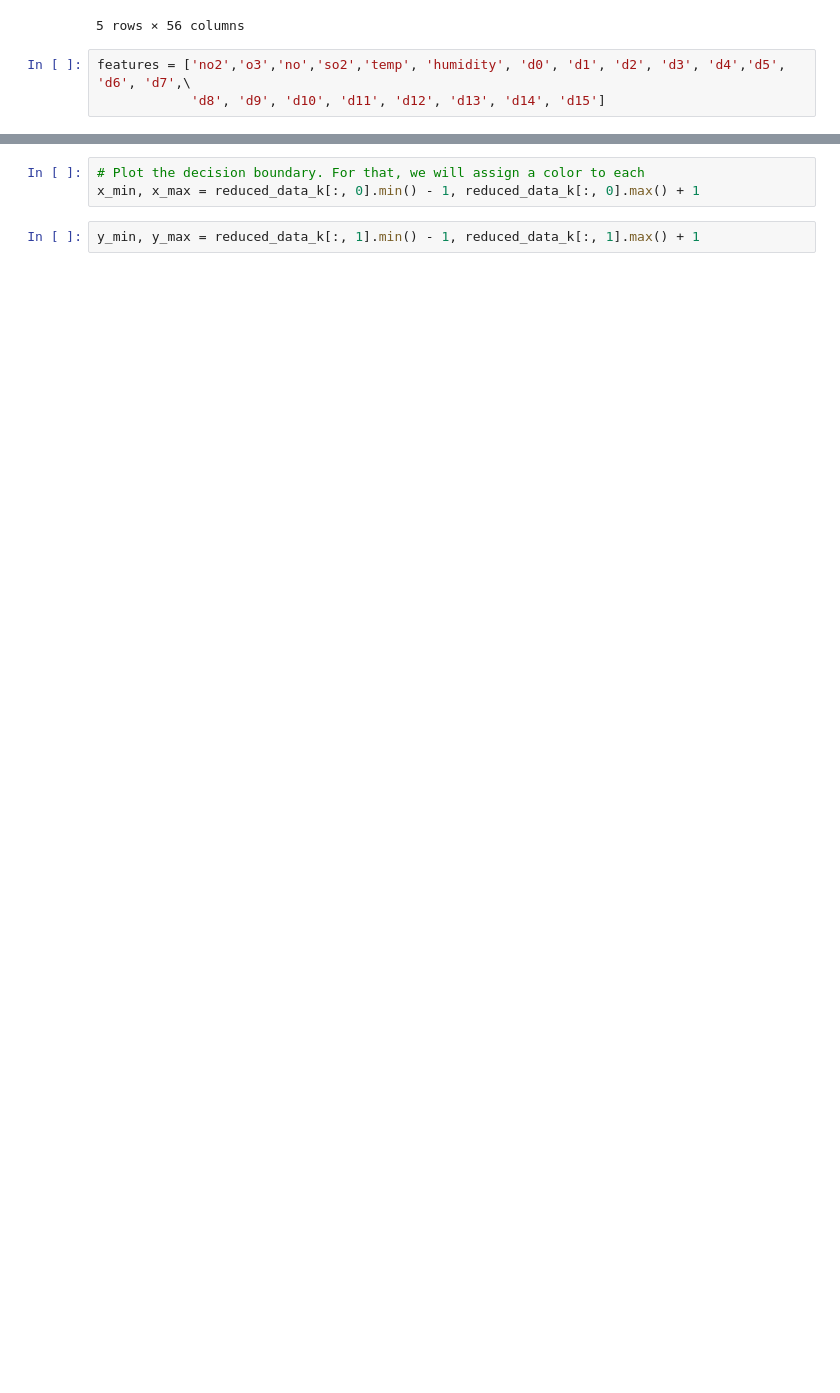
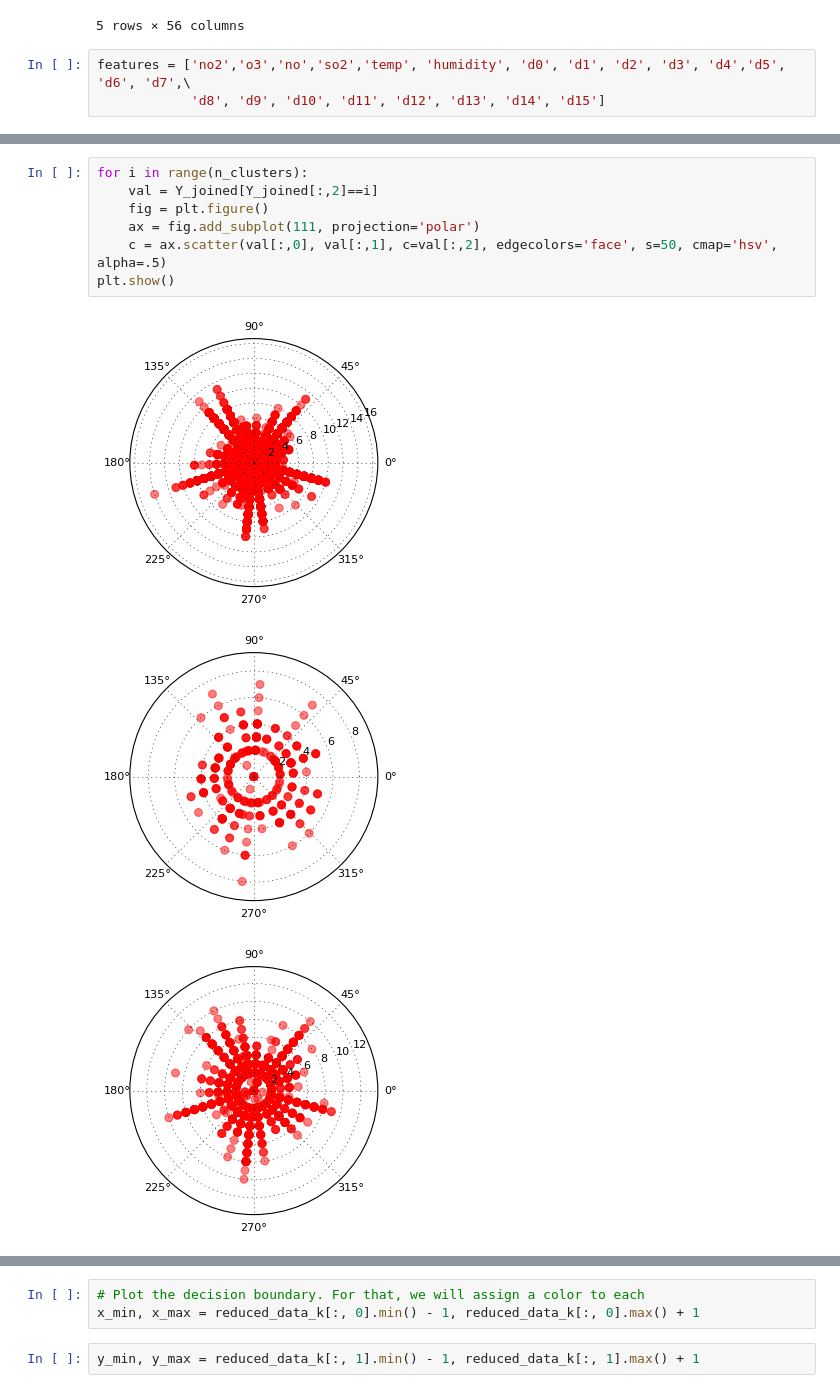
Before and after one commit to guiguiguiguigui/ml_air_quality, a Jupyter notebook: PCA.ipynb, the cells around one changed output, grey strips where cells are left out. Cells and saved outputs as stored; diff of their text form; blank space fills up the shorter version.

```diff
--- a/PCA.ipynb
+++ b/PCA.ipynb
@@ -40,0 +63,11 @@ KMeans(algorithm='auto', copy_x=True, init='k-means++', max_iter=300,
+# %%
+for i in range(n_clusters):
+    val = Y_joined[Y_joined[:,2]==i]
+    fig = plt.figure()
+    ax = fig.add_subplot(111, projection='polar')
+    c = ax.scatter(val[:,0], val[:,1], c=val[:,2], edgecolors='face', s=50, cmap='hsv', alpha=.5)
+plt.show()
+# %% [output]
+[figure, added]
+[figure, added]
+[figure, added]
```
Also changed, not shown: parts of 18 cells of this notebook.
